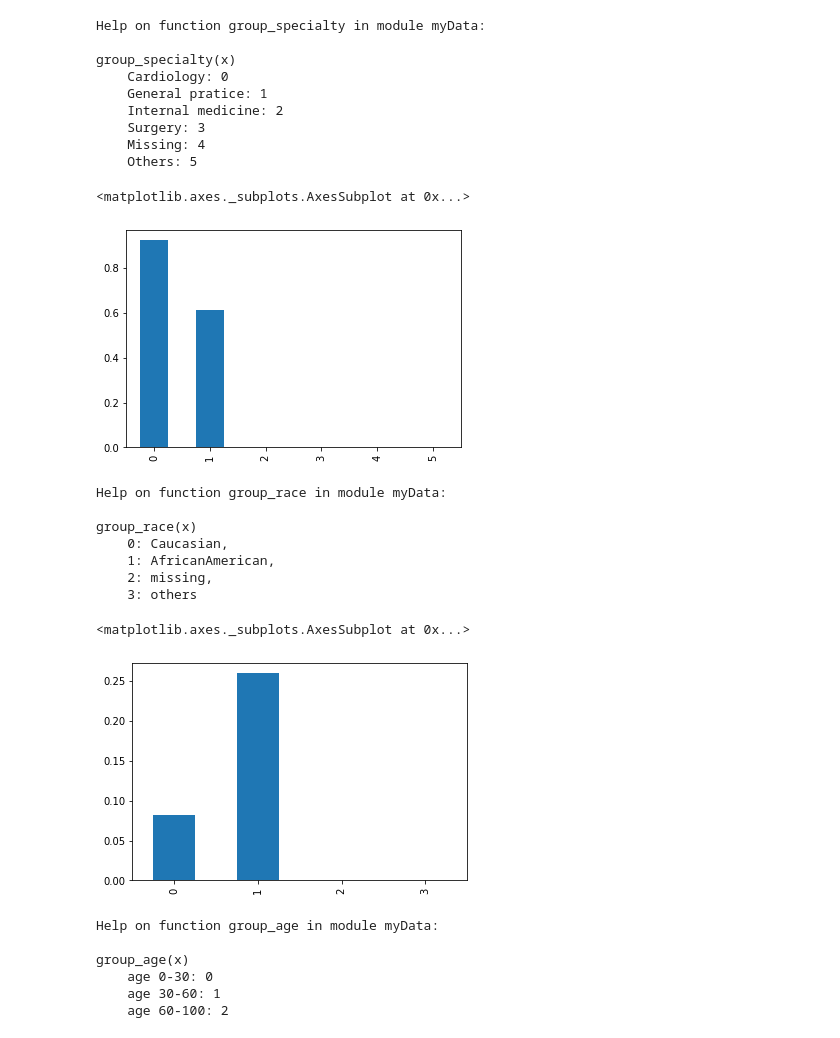
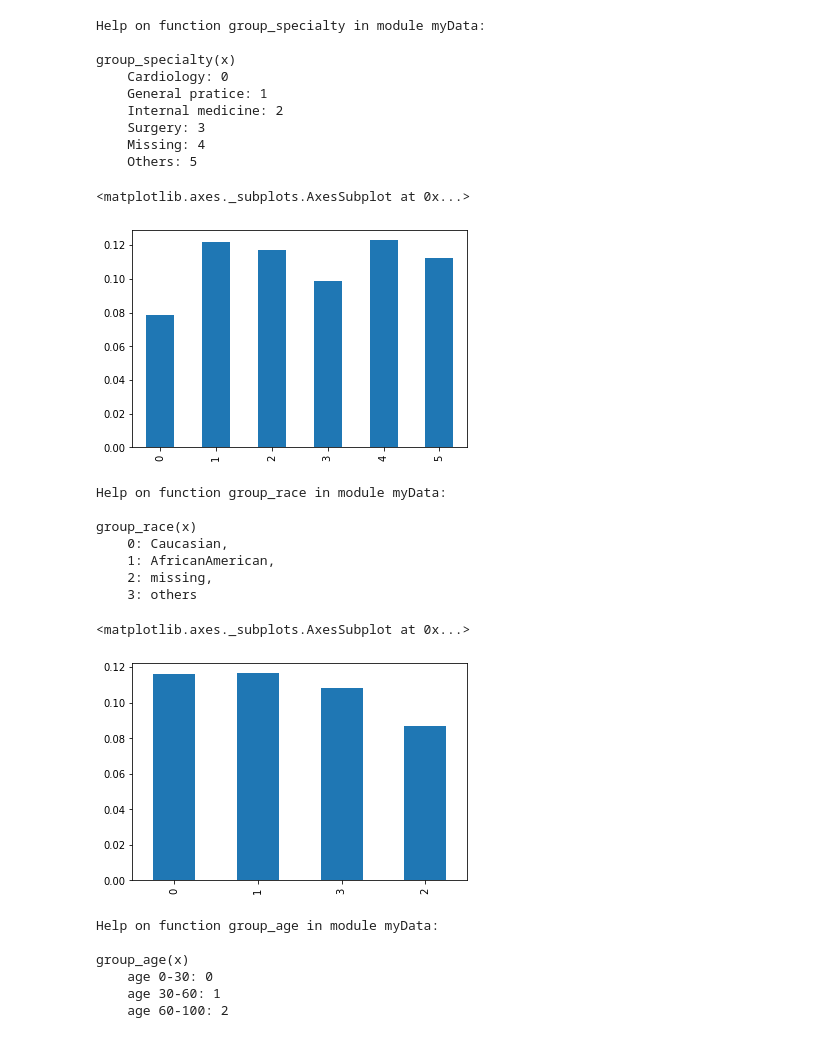
Before and after one commit to capstone-hospital-readmission/hospital-readmissions, a Jupyter notebook: hospital_readmissions.ipynb, the cells around one changed output. Cells and saved outputs as stored; diff of their text form; code cells hidden in the pictures.

```diff
--- a/hospital_readmissions.ipynb
+++ b/hospital_readmissions.ipynb
@@ -37,25 +55,26 @@ Index(['race', 'gender', 'age', 'weight', 'admission_type_id',
 # %%
 help(group_specialty)
 specialty_count=df['medical_specialty'].value_counts()
 #print(specialty_count)
-(df.loc[df['readmitted']==1, 'discharge_disposition_id'].value_counts()/specialty_count).plot(kind='bar')
+(df.loc[df['readmitted']==1, 'medical_specialty'].value_counts()/specialty_count).\
+    plot(kind='bar')
 # %% [output]
 Help on function group_specialty in module myData:
 
 group_specialty(x)
     Cardiology: 0
     General pratice: 1
     Internal medicine: 2
     Surgery: 3
     Missing: 4
     Others: 5
 <matplotlib.axes._subplots.AxesSubplot at 0x...>
-[figure, old version]
+[figure, new version]
 # %%
 help(group_race)
 race_count=df['race'].value_counts()
 #print(race_count)
-(df.loc[df['readmitted']==1, 'discharge_disposition_id'].value_counts()/race_count).plot(kind='bar')
+(df.loc[df['readmitted']==1, 'race'].value_counts()/race_count).plot(kind='bar')
 # %% [output]
 Help on function group_race in module myData:
 
@@ -65,7 +84,7 @@ group_race(x)
     2: missing,
     3: others
 <matplotlib.axes._subplots.AxesSubplot at 0x...>
-[figure, old version]
+[figure, new version]
 # %%
 help(group_age)
 age_count=df['age'].value_counts()
```
Also changed, not shown: parts of 23 cells of this notebook.
